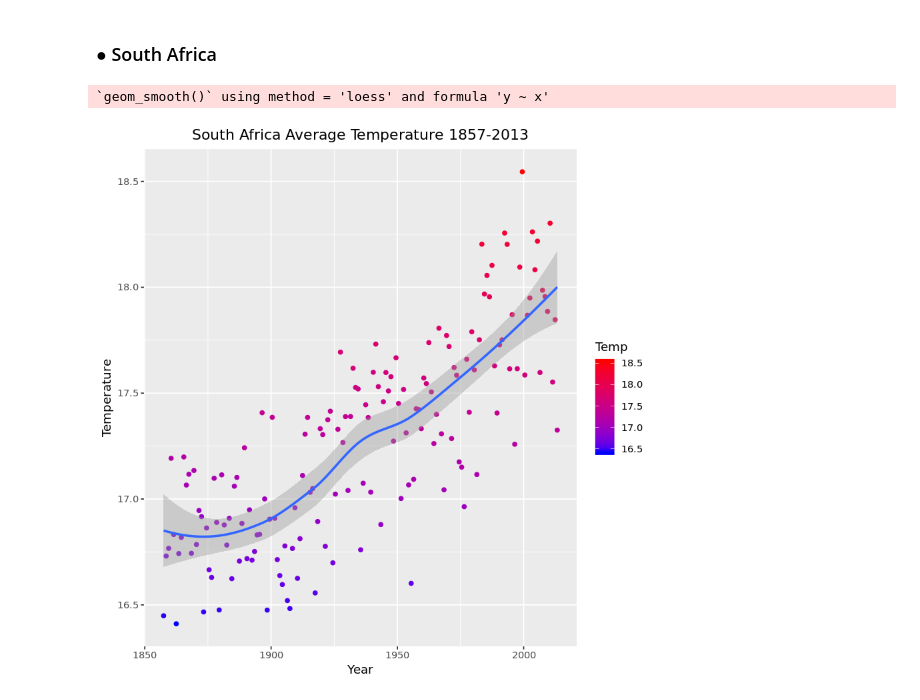
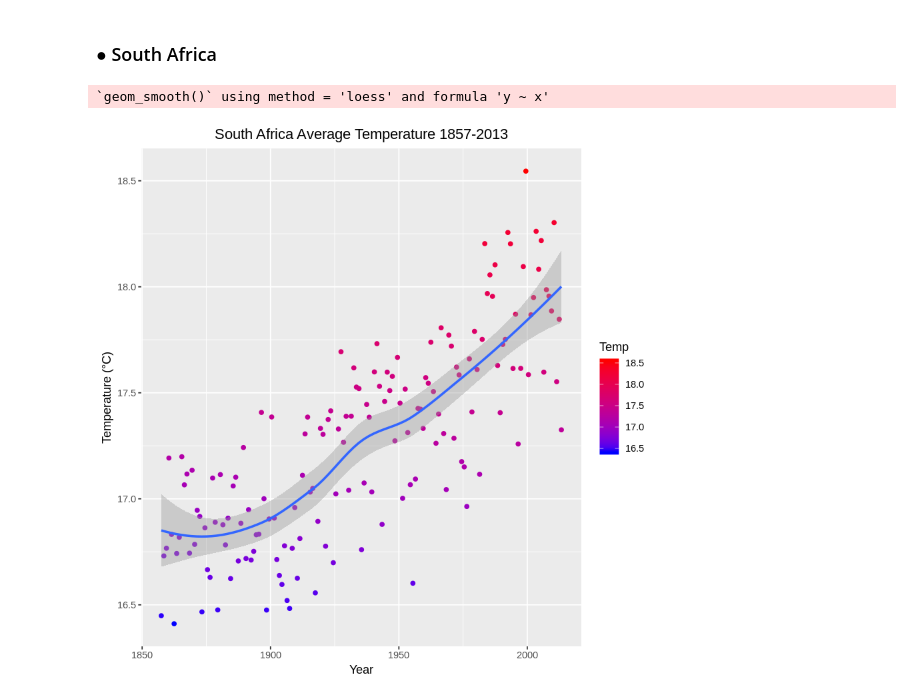
Before and after one commit to nilsonsales/Climate-Change-Analysis, a Jupyter notebook: Climate-Change-Analysis.ipynb, the cells around one changed output. Saved outputs shown, nothing was run; the diff lists cells and outputs as text; code cells hidden in the pictures.

```diff
--- a/Climate-Change-Analysis.ipynb
+++ b/Climate-Change-Analysis.ipynb
@@ -151,18 +162,18 @@ ggplot(data = tempJapan) +
 # %%
 ## South Africa
 tempSA = temperature[ which(temperature$Country=="South Africa"),]
 
 tempSA <- aggregate(x = tempSA,
                     by = list(year = substr(tempSA$dt, 1, 4)),
                     FUN = mean)
 
 ggplot(data = tempSA) +
   geom_point(mapping =  aes(x = dt, y = AverageTemperature, colour=AverageTemperature)) +
   geom_smooth(mapping = aes(x = dt, y = AverageTemperature)) +
   scale_color_gradient(low="blue", high="red") +
-  xlab("Year") + ylab("Temperature") +
+  xlab("Year") + ylab("Temperature (°C)") +
   ggtitle("South Africa Average Temperature 1857-2013") + theme(plot.title = element_text(hjust = 0.5)) +
   labs(colour = "Temp")
 # %% [output]
 `geom_smooth()` using method = 'loess' and formula 'y ~ x'
-[figure, old version]
+[figure, new version]
```
Also changed, not shown: parts of 9 cells of this notebook.
